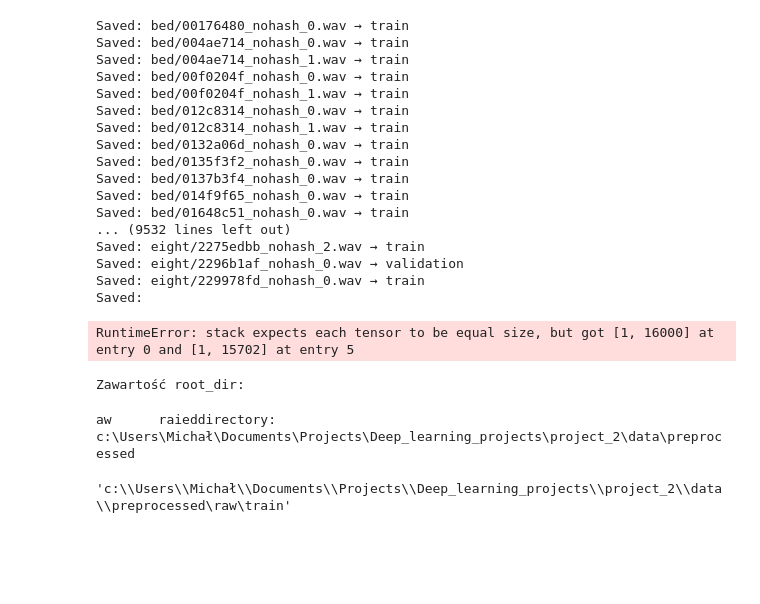
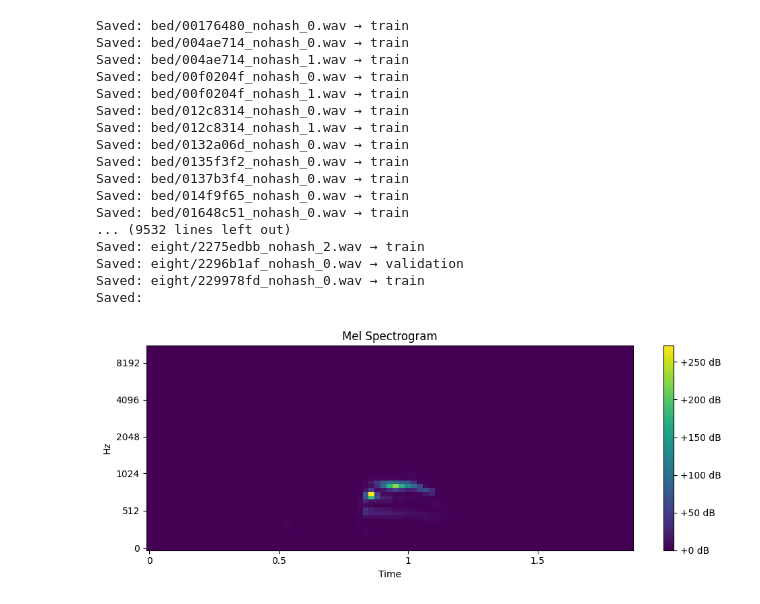
Before and after one commit to Michal-Iwicki/Deep_learning_projects, a Jupyter notebook: project_2/tests.ipynb, the cells around one changed output. Drawn from its saved outputs; the diff is of its cells as text; code cells hidden in the pictures; blank space fills up the shorter version.

```diff
--- a/project_2/tests.ipynb
+++ b/project_2/tests.ipynb
@@ -47,7 +47,7 @@ class TorchTensorFolderDataset(Dataset):
 
     def __getitem__(self, idx):
         path, label = self.samples[idx]
-        tensor = torch.load(path)
+        tensor = torch.load(path, weights_only=True)
         return tensor, label
 
 
@@ -58,31 +58,29 @@ train_raw_dataset = TorchTensorFolderDataset(os.path.join(os.getcwd(),"data\\pre
 train_raw_loader = DataLoader(train_raw_dataset, batch_size=16, shuffle=True)
 
 # MEL dane
-# val_mel_dataset = TorchTensorFolderDataset(os.path.join(os.getcwd(),"data\\preprocessed\\mel\\train"))
-# val_mel_loader = DataLoader(val_mel_dataset, batch_size=16)
-
-# Przykład batcha
-for waveforms, labels in train_raw_loader:
-    print("Waveform batch shape:", waveforms.shape)
-    print("Labels:", labels)
-    break
+val_mel_dataset = TorchTensorFolderDataset(os.path.join(os.getcwd(),"data\\preprocessed\\mel\\train"))
+val_mel_loader = DataLoader(val_mel_dataset, batch_size=1)
-# %% [output]
-RuntimeError: stack expects each tensor to be equal size, but got [1, 16000] at entry 0 and [1, 15702] at entry 5
-# %%
-from pathlib import Path
-
-root_dir = Path(os.path.join(os.getcwd(),"data\preprocessed\raw\train\bed"))
-print("Zawartość root_dir:")
-for p in root_dir.glob("**/*.pt"):
-    print(p)
-# %% [output]
-Zawartość root_dir:
-# %%
-import os
-print("Working directory:", os.path.join(os.getcwd(),"data\preprocessed\raw\train\bed"))
-# %% [output]
-aw      raieddirectory: c:\Users\Michał\Documents\Projects\Deep_learning_projects\project_2\data\preprocessed
-# %%
-os.path.join(os.getcwd(),"data\preprocessed\raw\train")
-# %% [output]
-'c:\\Users\\Michał\\Documents\\Projects\\Deep_learning_projects\\project_2\\data\\preprocessed\raw\train'
+# %%
+import torch
+import matplotlib.pyplot as plt
+import librosa.display
+
+# Wczytanie pliku .pt
+mel_spec_batch = torch.load(r'C:\Users\Michał\Documents\Projects\Deep_learning_projects\project_2\data\preprocessed\mel\train\bed\0a7c2a8d_nohash_0.pt', weights_only=True)  # Zastąp 'sciezka_do_pliku.pt' odpowiednią ścieżką
+
+# Zakładając, że mel_spec_batch ma kształt [batch_size, num_mels, num_frames]
+# Jeśli masz batch_size=1, wyciągnij mel-spectrogram dla tego jednego elementu
+mel_spec = mel_spec_batch[0]  # Wyciąganie pierwszego (i jedynego) elementu batcha
+
+# Przekształć tensor do numpy array, by użyć librosa do wizualizacji
+mel_spec_numpy = mel_spec.numpy()
+
+# Wizualizacja
+plt.figure(figsize=(10, 4))
+librosa.display.specshow(mel_spec_numpy, x_axis='time', y_axis='mel', cmap='viridis')
+plt.colorbar(format='%+2.0f dB')
+plt.title('Mel Spectrogram')
+plt.tight_layout()
+plt.show()
+# %% [output]
+[figure, added]
```
Also changed, not shown: parts of 1 cell of this notebook.
